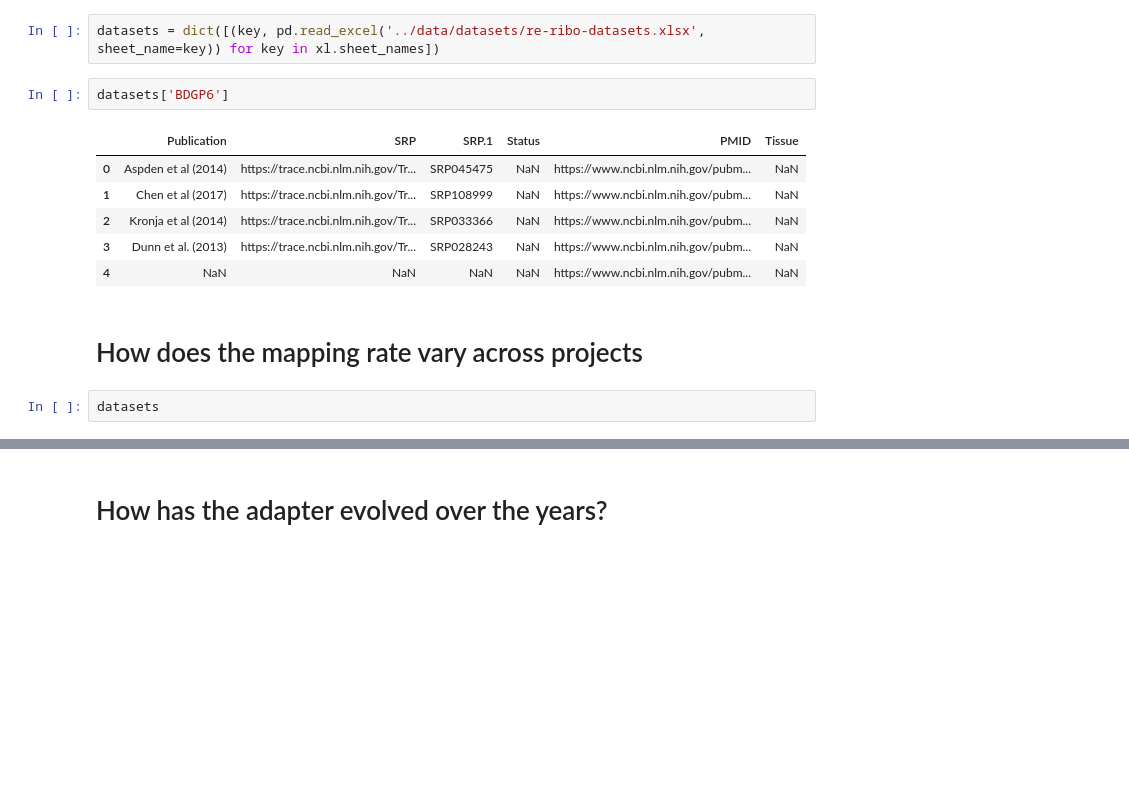
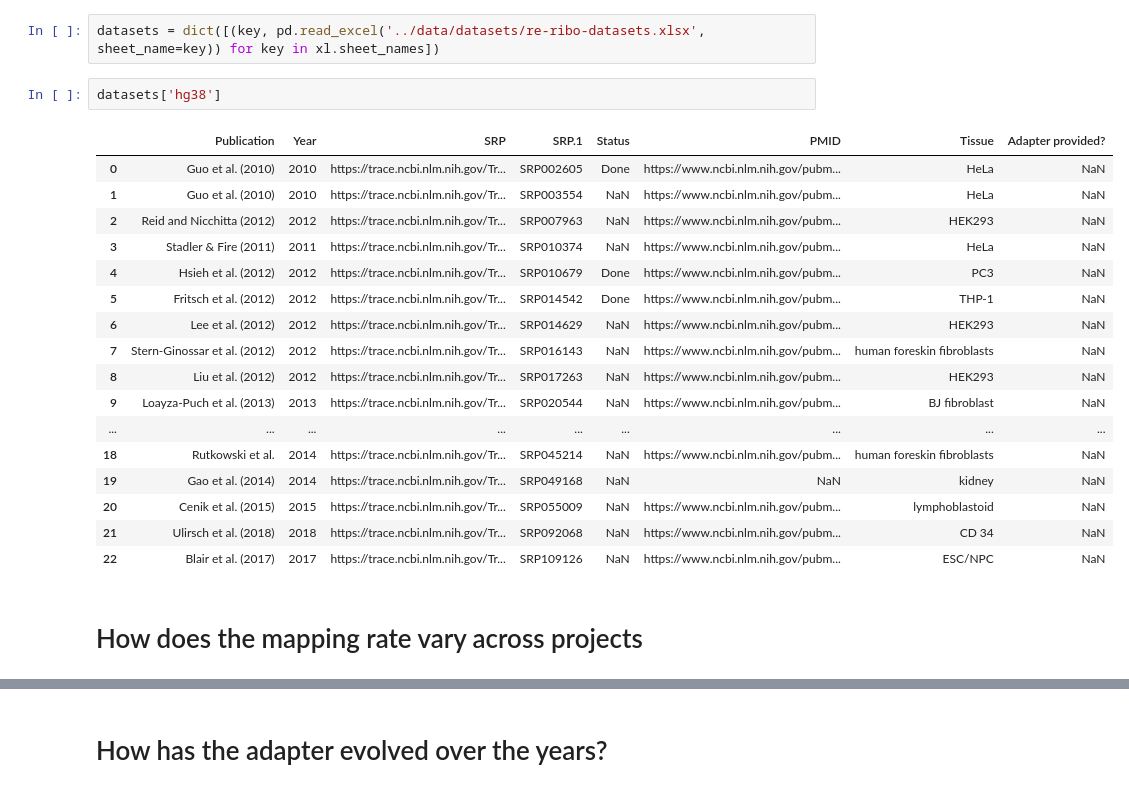
Before and after one commit to saketkc/re-ribo-smk, a Jupyter notebook: notebooks/06. Quality Analysis Across.ipynb, the cells around one changed output, grey strips where cells are left out. Saved outputs shown, nothing was run; the diff lists cells and outputs as text; blank space fills up the shorter version.

```diff
--- a/notebooks/06. Quality Analysis Across.ipynb
+++ b/notebooks/06. Quality Analysis Across.ipynb
@@ -16,15 +32,24 @@ Populating the interactive namespace from numpy and matplotlib
 # %%
 datasets = dict([(key, pd.read_excel('../data/datasets/re-ribo-datasets.xlsx', sheet_name=key)) for key in xl.sheet_names])
 # %%
-datasets['BDGP6']
+datasets['hg38']
 # %% [output]
-|  | Publication | SRP | SRP.1 | Status | PMID | Tissue |
-| 0 | Aspden et al (2014) | https://trace.ncbi.nlm.nih.gov/Tr... | SRP045475 | NaN | https://www.ncbi.nlm.nih.gov/pubm... | NaN |
-| 1 | Chen et al (2017) | https://trace.ncbi.nlm.nih.gov/Tr... | SRP108999 | NaN | https://www.ncbi.nlm.nih.gov/pubm... | NaN |
-| 2 | Kronja et al (2014) | https://trace.ncbi.nlm.nih.gov/Tr... | SRP033366 | NaN | https://www.ncbi.nlm.nih.gov/pubm... | NaN |
-| 3 | Dunn et al. (2013) | https://trace.ncbi.nlm.nih.gov/Tr... | SRP028243 | NaN | https://www.ncbi.nlm.nih.gov/pubm... | NaN |
-| 4 | NaN | NaN | NaN | NaN | https://www.ncbi.nlm.nih.gov/pubm... | NaN |
+|  | Publication | Year | SRP | SRP.1 | Status | PMID | Tissue | Adapter provided? |
+| 0 | Guo et al. (2010) | 2010 | https://trace.ncbi.nlm.nih.gov/Tr... | SRP002605 | Done | https://www.ncbi.nlm.nih.gov/pubm... | HeLa | NaN |
+| 1 | Guo et al. (2010) | 2010 | https://trace.ncbi.nlm.nih.gov/Tr... | SRP003554 | NaN | https://www.ncbi.nlm.nih.gov/pubm... | HeLa | NaN |
+| 2 | Reid and Nicchitta (2012) | 2012 | https://trace.ncbi.nlm.nih.gov/Tr... | SRP007963 | NaN | https://www.ncbi.nlm.nih.gov/pubm... | HEK293 | NaN |
+| 3 | Stadler & Fire (2011) | 2011 | https://trace.ncbi.nlm.nih.gov/Tr... | SRP010374 | NaN | https://www.ncbi.nlm.nih.gov/pubm... | HeLa | NaN |
+| 4 | Hsieh et al. (2012) | 2012 | https://trace.ncbi.nlm.nih.gov/Tr... | SRP010679 | Done | https://www.ncbi.nlm.nih.gov/pubm... | PC3 | NaN |
+| 5 | Fritsch et al. (2012) | 2012 | https://trace.ncbi.nlm.nih.gov/Tr... | SRP014542 | Done | https://www.ncbi.nlm.nih.gov/pubm... | THP-1 | NaN |
+| 6 | Lee et al. (2012) | 2012 | https://trace.ncbi.nlm.nih.gov/Tr... | SRP014629 | NaN | https://www.ncbi.nlm.nih.gov/pubm... | HEK293 | NaN |
+| 7 | Stern-Ginossar et al. (2012) | 2012 | https://trace.ncbi.nlm.nih.gov/Tr... | SRP016143 | NaN | https://www.ncbi.nlm.nih.gov/pubm... | human foreskin fibroblasts | NaN |
+| 8 | Liu et al. (2012) | 2012 | https://trace.ncbi.nlm.nih.gov/Tr... | SRP017263 | NaN | https://www.ncbi.nlm.nih.gov/pubm... | HEK293 | NaN |
+| 9 | Loayza-Puch et al. (2013) | 2013 | https://trace.ncbi.nlm.nih.gov/Tr... | SRP020544 | NaN | https://www.ncbi.nlm.nih.gov/pubm... | BJ fibroblast | NaN |
+| ... | ... | ... | ... | ... | ... | ... | ... | ... |
+| 18 | Rutkowski et al. | 2014 | https://trace.ncbi.nlm.nih.gov/Tr... | SRP045214 | NaN | https://www.ncbi.nlm.nih.gov/pubm... | human foreskin fibroblasts | NaN |
+| 19 | Gao et al. (2014) | 2014 | https://trace.ncbi.nlm.nih.gov/Tr... | SRP049168 | NaN | NaN | kidney | NaN |
+| 20 | Cenik et al. (2015) | 2015 | https://trace.ncbi.nlm.nih.gov/Tr... | SRP055009 | NaN | https://www.ncbi.nlm.nih.gov/pubm... | lymphoblastoid | NaN |
+| 21 | Ulirsch et al. (2018) | 2018 | https://trace.ncbi.nlm.nih.gov/Tr... | SRP092068 | NaN | https://www.ncbi.nlm.nih.gov/pubm... | CD 34 | NaN |
+| 22 | Blair et al. (2017) | 2017 | https://trace.ncbi.nlm.nih.gov/Tr... | SRP109126 | NaN | https://www.ncbi.nlm.nih.gov/pubm... | ESC/NPC | NaN |
 # %% [markdown]
 # How does the mapping rate vary across projects
-# %%
-datasets
```
Also changed, not shown: parts of 9 cells of this notebook, 3 other files.
